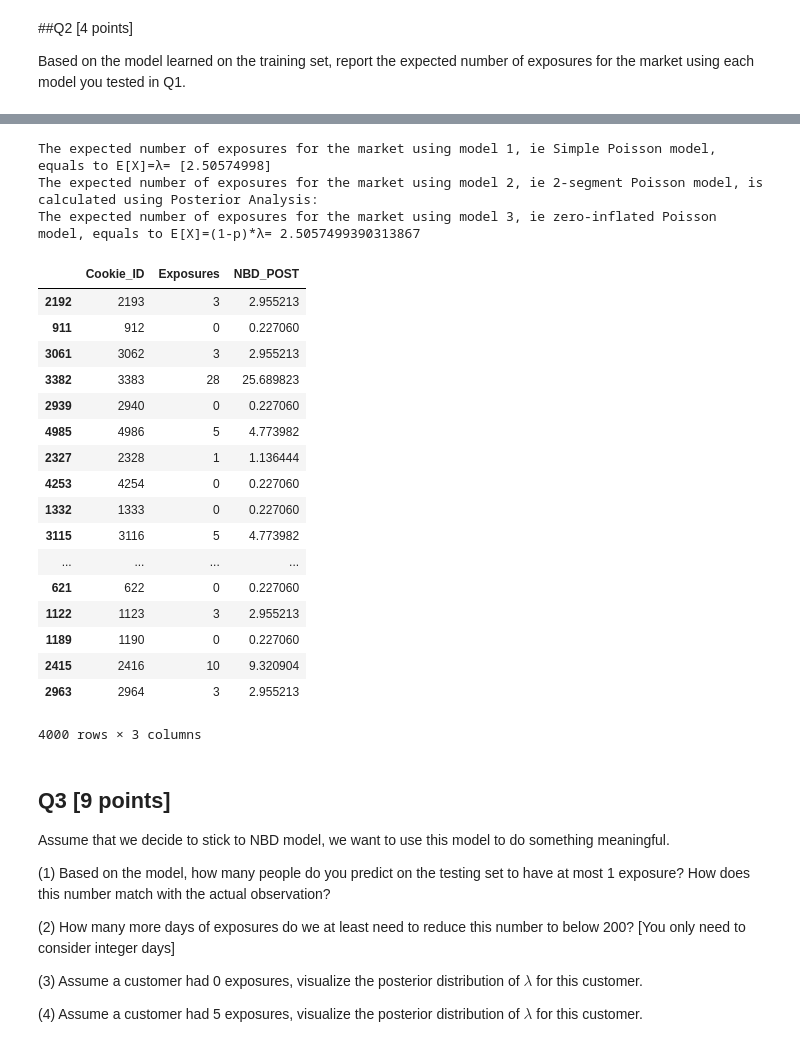
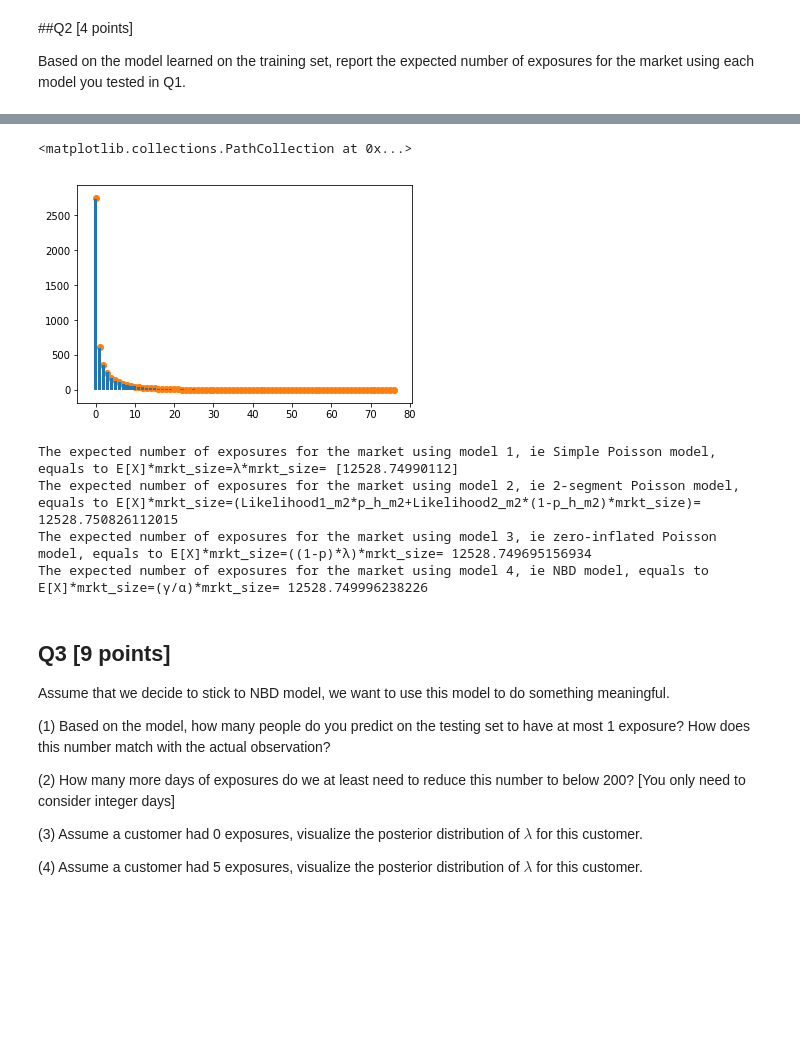
Before and after one commit to alex-papaioannou/BA, a Jupyter notebook: aap2204_hw3.ipynb, the cells around one changed output, grey strips where cells are left out. Saved outputs shown, nothing was run; the diff lists cells and outputs as text; code cells hidden in the pictures; blank space fills up the shorter version.

```diff
--- a/aap2204_hw3.ipynb
+++ b/aap2204_hw3.ipynb
@@ -269,53 +291,38 @@ Based on the model learned on the training set, report the expected number of ex
+# %%
+# Model 4
+Exposures_m4 = Ad["Exposures"].values
+mkt_size = len(Ad)
+x_m4 = np.arange(0, np.max(Exposures_m4+1))
+PMF_m4 = spsp.gamma(gamma_m4+x_m4)/spsp.gamma(gamma_m4)/spsp.gamma(x_m4+1)*(1/(1+alpha_m4))**x_m4*(alpha_m4/(1+alpha_m4))**gamma_m4
+prediction_m4 =  PMF_m4*mkt_size
+Tally_m4 = Ad.groupby(["Exposures"]).count()
+plt.bar(Tally_m4.index.values,Tally_m4.iloc[:,0].values)
+plt.scatter(x_m4,prediction_m4)
+# %% [output]
+<matplotlib.collections.PathCollection at 0x...>
+[figure, added]
 # %%
 # Model 1
+mrkt_size = len(Ad)
 
-print('The expected number of exposures for the market using model 1, ie Simple Poisson model, equals to E[X]=λ=', lmbda_estimate_m1)
+print('The expected number of exposures for the market using model 1, ie Simple Poisson model, equals to E[X]*mrkt_size=λ*mrkt_size=', lmbda_estimate_m1*mrkt_size)
 
 # Model 2
 
-print('The expected number of exposures for the market using model 2, ie 2-segment Poisson model, is calculated using Posterior Analysis:')
-Likelihood1_m2=spst.poisson.pmf(Exposures_m2,lmbda1_h_m2)
-Likelihood2_m2=spst.poisson.pmf(Exposures_m2,lmbda2_h_m2)
-ind_L_m2=Likelihood1_m2*p_h_m2+Likelihood2_m2*(1-p_h_m2)
-p_post_m2=Likelihood1_m2*p_h_m2/ind_L_m2
-Ad_training_m2=Ad_training.assign(p_post=p_post_m2)
-#Exposure for the customer given observing the customer
-lambda_updated_m2=p_post_m2*lmbda1_h_m2+(1-p_post_m2)*lmbda2_h_m2
-Ad_training_m2.assign(lambda_post=lambda_updated_m2)
-Ad_training_m2
+print('The expected number of exposures for the market using model 2, ie 2-segment Poisson model, equals to E[X]*mrkt_size=(Likelihood1_m2*p_h_m2+Likelihood2_m2*(1-p_h_m2)*mrkt_size)=', (lmbda1_h_m2*p_h_m2+lmbda2_h_m2*(1-p_h_m2))*mrkt_size)
 
 # Model 3
 
-print('The expected number of exposures for the market using model 3, ie zero-inflated Poisson model, equals to E[X]=(1-p)*λ=', (1-p_h_m3)*lmbda2_h_m3)
+print('The expected number of exposures for the market using model 3, ie zero-inflated Poisson model, equals to E[X]*mrkt_size=((1-p)*λ)*mrkt_size=', ((1-p_h_m3)*lmbda2_h_m3)*mrkt_size)
 
 # Model 4
 
-#expected posterior exposures
-NBD_POST_m4=(gamma_m4+Exposures_m4)/(alpha_m4+1)
-Ad_training_m4=Ad_training.assign(NBD_POST=NBD_POST_m4)
-Ad_training_m4
+print('The expected number of exposures for the market using model 4, ie NBD model, equals to E[X]*mrkt_size=(γ/α)*mrkt_size=', (gamma_m4/alpha_m4)*mrkt_size)
 # %% [output]
-The expected number of exposures for the market using model 1, ie Simple Poisson model, equals to E[X]=λ= [2.50574998]
-The expected number of exposures for the market using model 2, ie 2-segment Poisson model, is calculated using Posterior Analysis:
-The expected number of exposures for the market using model 3, ie zero-inflated Poisson model, equals to E[X]=(1-p)*λ= 2.5057499390313867
+The expected number of exposures for the market using model 1, ie Simple Poisson model, equals to E[X]*mrkt_size=λ*mrkt_size= [12528.74990112]
+The expected number of exposures for the market using model 2, ie 2-segment Poisson model, equals to E[X]*mrkt_size=(Likelihood1_m2*p_h_m2+Likelihood2_m2*(1-p_h_m2)*mrkt_size)= 12528.750826112015
+The expected number of exposures for the market using model 3, ie zero-inflated Poisson model, equals to E[X]*mrkt_size=((1-p)*λ)*mrkt_size= 12528.749695156934
+The expected number of exposures for the market using model 4, ie NBD model, equals to E[X]*mrkt_size=(γ/α)*mrkt_size= 12528.749996238226
-|  | Cookie_ID | Exposures | NBD_POST |
-| 2192 | 2193 | 3 | 2.955213 |
-| 911 | 912 | 0 | 0.227060 |
-| 3061 | 3062 | 3 | 2.955213 |
-| 3382 | 3383 | 28 | 25.689823 |
-| 2939 | 2940 | 0 | 0.227060 |
-| 4985 | 4986 | 5 | 4.773982 |
-| 2327 | 2328 | 1 | 1.136444 |
-| 4253 | 4254 | 0 | 0.227060 |
-| 1332 | 1333 | 0 | 0.227060 |
-| 3115 | 3116 | 5 | 4.773982 |
-| ... | ... | ... | ... |
-| 621 | 622 | 0 | 0.227060 |
-| 1122 | 1123 | 3 | 2.955213 |
-| 1189 | 1190 | 0 | 0.227060 |
-| 2415 | 2416 | 10 | 9.320904 |
-| 2963 | 2964 | 3 | 2.955213 |
-4000 rows × 3 columns
 # %% [markdown]
 ## Q3 [9 points]
 
```
Also changed, not shown: parts of 18 cells of this notebook.
